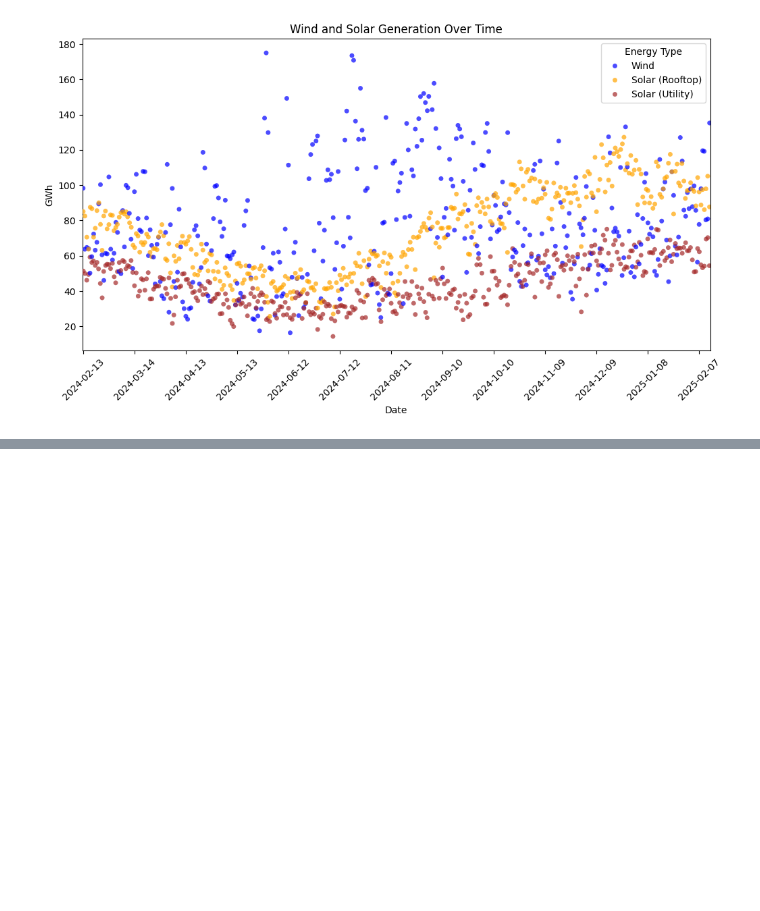
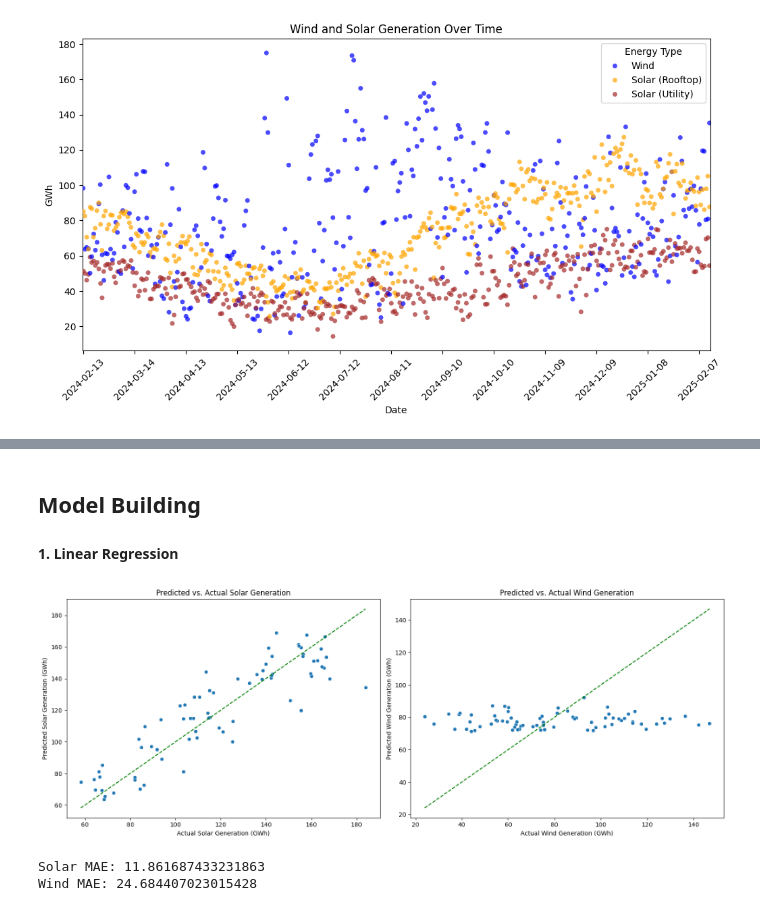
Before and after one commit to Pomtam/Energy-Generation-Forecast, a Jupyter notebook: EnergyPredictions.ipynb, the cells around one changed output, grey strips where cells are left out. Saved outputs shown, nothing was run; the diff lists cells and outputs as text; code cells hidden in the pictures; blank space fills up the shorter version.

```diff
--- a/EnergyPredictions.ipynb
+++ b/EnergyPredictions.ipynb
@@ -125,0 +158,71 @@ Fetching data for Lat: -21, Lon: 150...
+# %% [markdown]
+## Model Building
+#### 1. Linear Regression
+# %%
+from sklearn.model_selection import train_test_split
+from sklearn.linear_model import LinearRegression
+from sklearn.metrics import mean_absolute_error
+import matplotlib.pyplot as plt
+import seaborn as sns
+
+## First, create model for solar energy generation: Solar (Rooftop + Utility) - GWh
+# Features: temperature, solar radiation, DOY (for seasonality)
+
+# Select the features for the model
+WeatherData_avg = WeatherData_df.groupby('DOY')[['T2M', 'ALLSKY_SFC_SW_DWN', 'WS50M_MAX', 'WS50M']].mean().reset_index() # Group by DOY and take the average for these parameters
+EnergyGeneration_df = EnergyGeneration_df.sort_values(by='DOY')
+X = WeatherData_avg[['T2M', 'ALLSKY_SFC_SW_DWN']]
+y = EnergyGeneration_df['Solar (Utility) -  GWh'] + EnergyGeneration_df['Solar (Rooftop) -  GWh']
+
+# Data split, train model, predict
+X_train, X_test, y_train, y_test_solar = train_test_split(X, y, test_size=0.2, random_state=42)
+
+model = LinearRegression()
+model.fit(X_train, y_train)
+y_pred_solar = model.predict(X_test)
+
+
+
+
+## Second, create model for wind energy generation: Wind - GWh
+# Features: wind speed
+
+# Select the features for the model
+WeatherData_wind = WeatherData_df[WeatherData_df['isWindFarm'] == True] # Just select data for wind farms
+WeatherData_avg_wind = WeatherData_wind.groupby('DOY')[['WS50M','WS50M_MAX']].mean().reset_index() # Group by DOY and take the average for wind speed
+X = WeatherData_avg_wind[['WS50M','WS50M_MAX']]  ** 3 # Wind generation is proportional to the cube of wind speed
+y = EnergyGeneration_df['Wind -  GWh']
+
+# Data split, train model, predict
+X_train, X_test, y_train, y_test_wind = train_test_split(X, y, test_size=0.2, random_state=42)
+
+model = LinearRegression()
+model.fit(X_train, y_train)
+y_pred_wind = model.predict(X_test)
+
+# Plot
+fig, axes = plt.subplots(1, 2, figsize=(16, 6))
+
+# Solar plot
+sns.scatterplot(x=y_test_solar, y=y_pred_solar, ax=axes[0])
+axes[0].plot([y_test_solar.min(), y_test_solar.max()], [y_test_solar.min(), y_test_solar.max()], 'g--')  # Ideal 1:1 line
+axes[0].set_xlabel("Actual Solar Generation (GWh)")
+axes[0].set_ylabel("Predicted Solar Generation (GWh)")
+axes[0].set_title("Predicted vs. Actual Solar Generation")
+
+# Wind plot
+sns.scatterplot(x=y_test_wind, y=y_pred_wind, ax=axes[1])
+axes[1].plot([y_test_wind.min(), y_test_wind.max()], [y_test_wind.min(), y_test_wind.max()], 'g--')  # Ideal 1:1 line
+axes[1].set_xlabel("Actual Wind Generation (GWh)")
+axes[1].set_ylabel("Predicted Wind Generation (GWh)")
+axes[1].set_title("Predicted vs. Actual Wind Generation")
+
+plt.tight_layout()
+plt.show()
+
+print("Solar MAE:", mean_absolute_error(y_test_solar, y_pred_solar))
+print("Wind MAE:", mean_absolute_error(y_test_wind, y_pred_wind))
+# %% [output]
+[figure, added]
+Solar MAE: 11.861687433231863
+Wind MAE: 24.684407023015428
```
Also changed, not shown: parts of 4 cells of this notebook.
